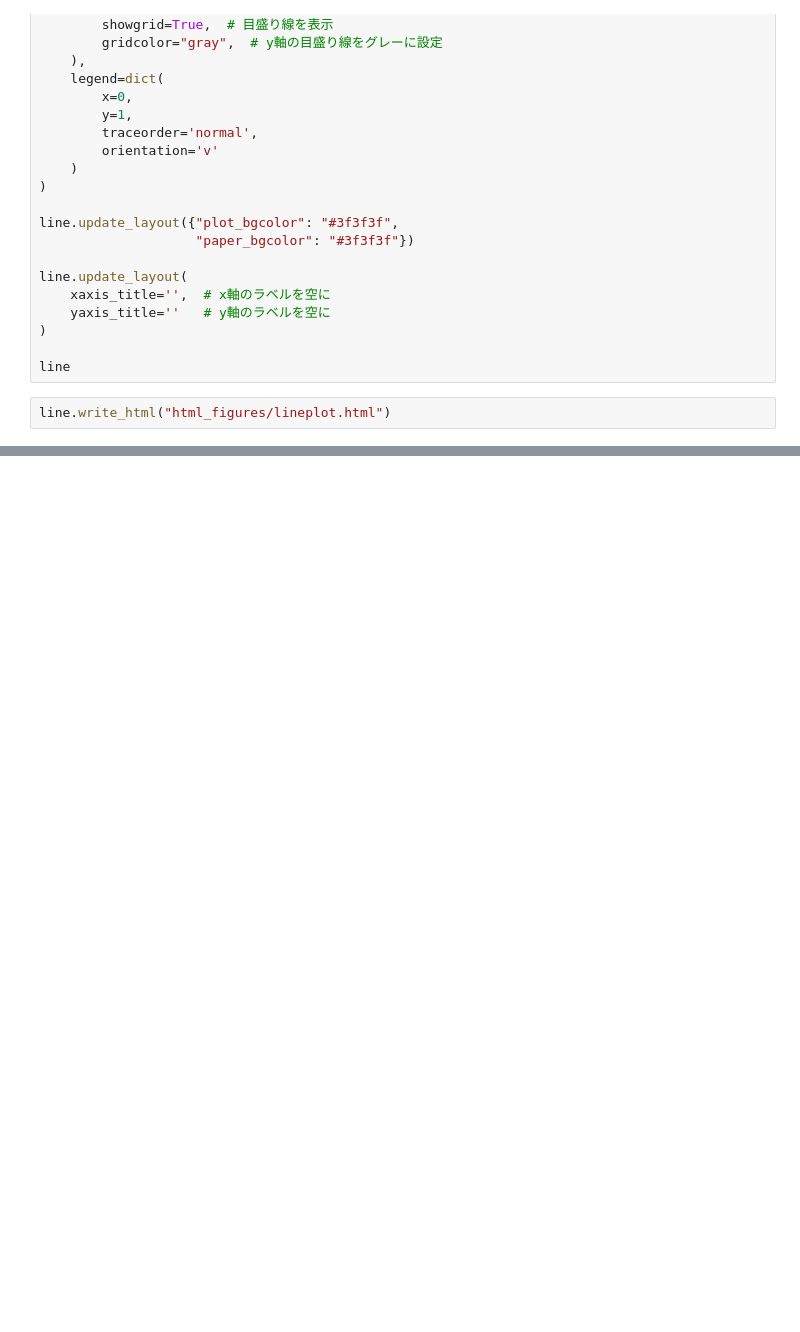
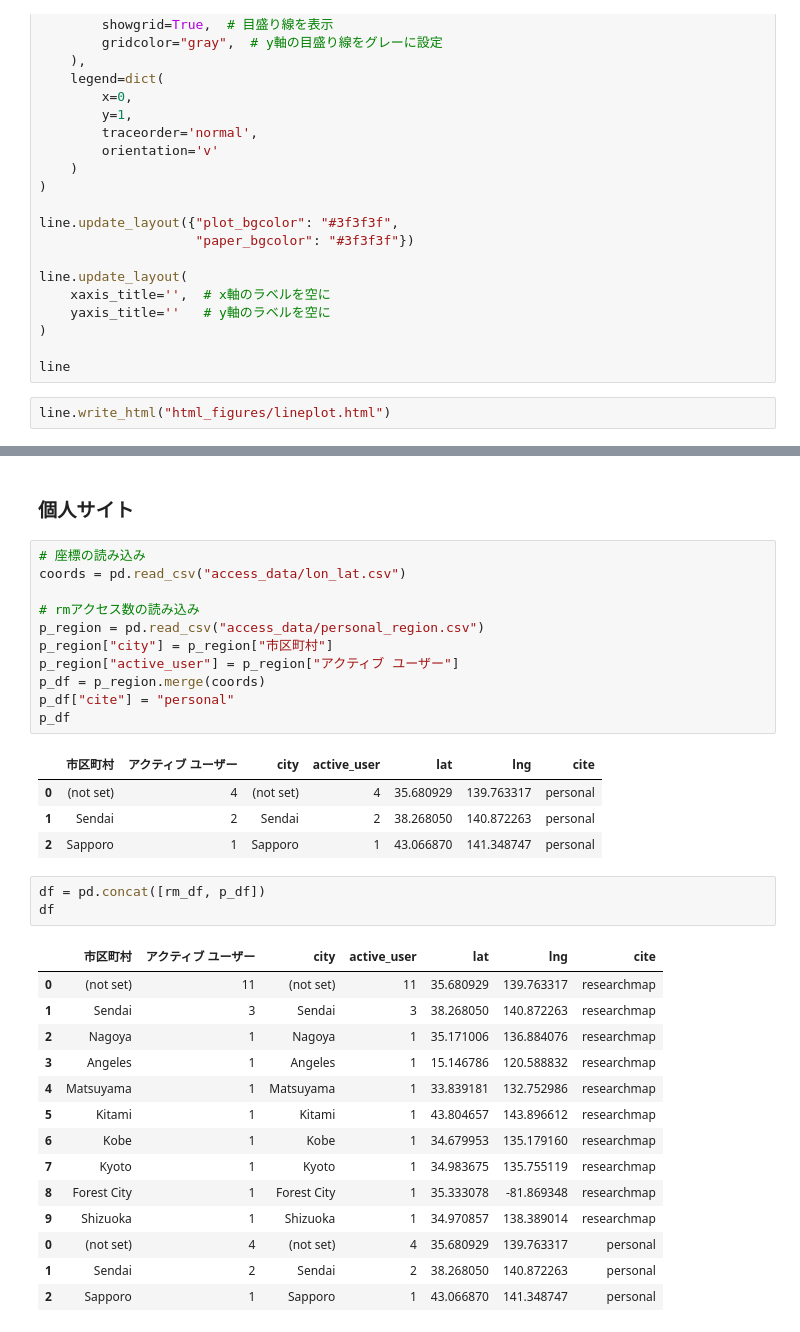
Before and after one commit to Ymgc19/Ymgc19.github.io, a Jupyter notebook: make_plot.ipynb, the cells around one changed output, grey strips where cells are left out. Saved outputs shown, nothing was run; the diff lists cells and outputs as text; blank space fills up the shorter version.

```diff
--- a/make_plot.ipynb
+++ b/make_plot.ipynb
@@ -167,3 +168,39 @@ df
+# %% [markdown]
+### 個人サイト
+# %%
+# 座標の読み込み
+coords = pd.read_csv("access_data/lon_lat.csv")
+
+# rmアクセス数の読み込み
+p_region = pd.read_csv("access_data/personal_region.csv")
+p_region["city"] = p_region["市区町村"]
+p_region["active_user"] = p_region["アクティブ ユーザー"]
+p_df = p_region.merge(coords)
+p_df["cite"] = "personal"
+p_df
+# %% [output]
+|  | 市区町村 | アクティブ ユーザー | city | active_user | lat | lng | cite |
+| 0 | (not set) | 4 | (not set) | 4 | 35.680929 | 139.763317 | personal |
+| 1 | Sendai | 2 | Sendai | 2 | 38.268050 | 140.872263 | personal |
+| 2 | Sapporo | 1 | Sapporo | 1 | 43.066870 | 141.348747 | personal |
+# %%
+df = pd.concat([rm_df, p_df])
+df
+# %% [output]
+|  | 市区町村 | アクティブ ユーザー | city | active_user | lat | lng | cite |
+| 0 | (not set) | 11 | (not set) | 11 | 35.680929 | 139.763317 | researchmap |
+| 1 | Sendai | 3 | Sendai | 3 | 38.268050 | 140.872263 | researchmap |
+| 2 | Nagoya | 1 | Nagoya | 1 | 35.171006 | 136.884076 | researchmap |
+| 3 | Angeles | 1 | Angeles | 1 | 15.146786 | 120.588832 | researchmap |
+| 4 | Matsuyama | 1 | Matsuyama | 1 | 33.839181 | 132.752986 | researchmap |
+| 5 | Kitami | 1 | Kitami | 1 | 43.804657 | 143.896612 | researchmap |
+| 6 | Kobe | 1 | Kobe | 1 | 34.679953 | 135.179160 | researchmap |
+| 7 | Kyoto | 1 | Kyoto | 1 | 34.983675 | 135.755119 | researchmap |
+| 8 | Forest City | 1 | Forest City | 1 | 35.333078 | -81.869348 | researchmap |
+| 9 | Shizuoka | 1 | Shizuoka | 1 | 34.970857 | 138.389014 | researchmap |
+| 0 | (not set) | 4 | (not set) | 4 | 35.680929 | 139.763317 | personal |
+| 1 | Sendai | 2 | Sendai | 2 | 38.268050 | 140.872263 | personal |
+| 2 | Sapporo | 1 | Sapporo | 1 | 43.066870 | 141.348747 | personal |
 # %%
 fig = px.scatter_mapbox(
     df,
```
Also changed, not shown: parts of 3 cells of this notebook, 9 other files.
